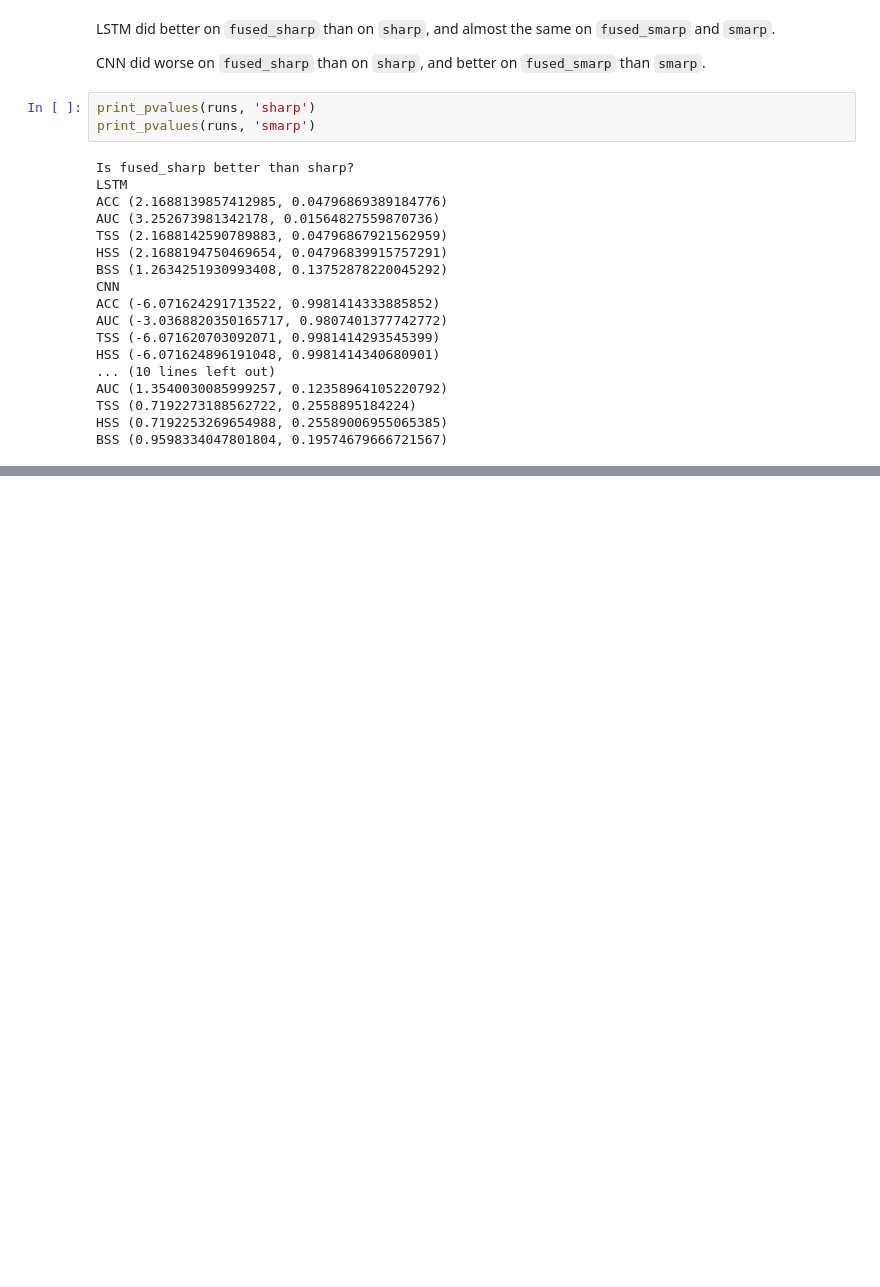
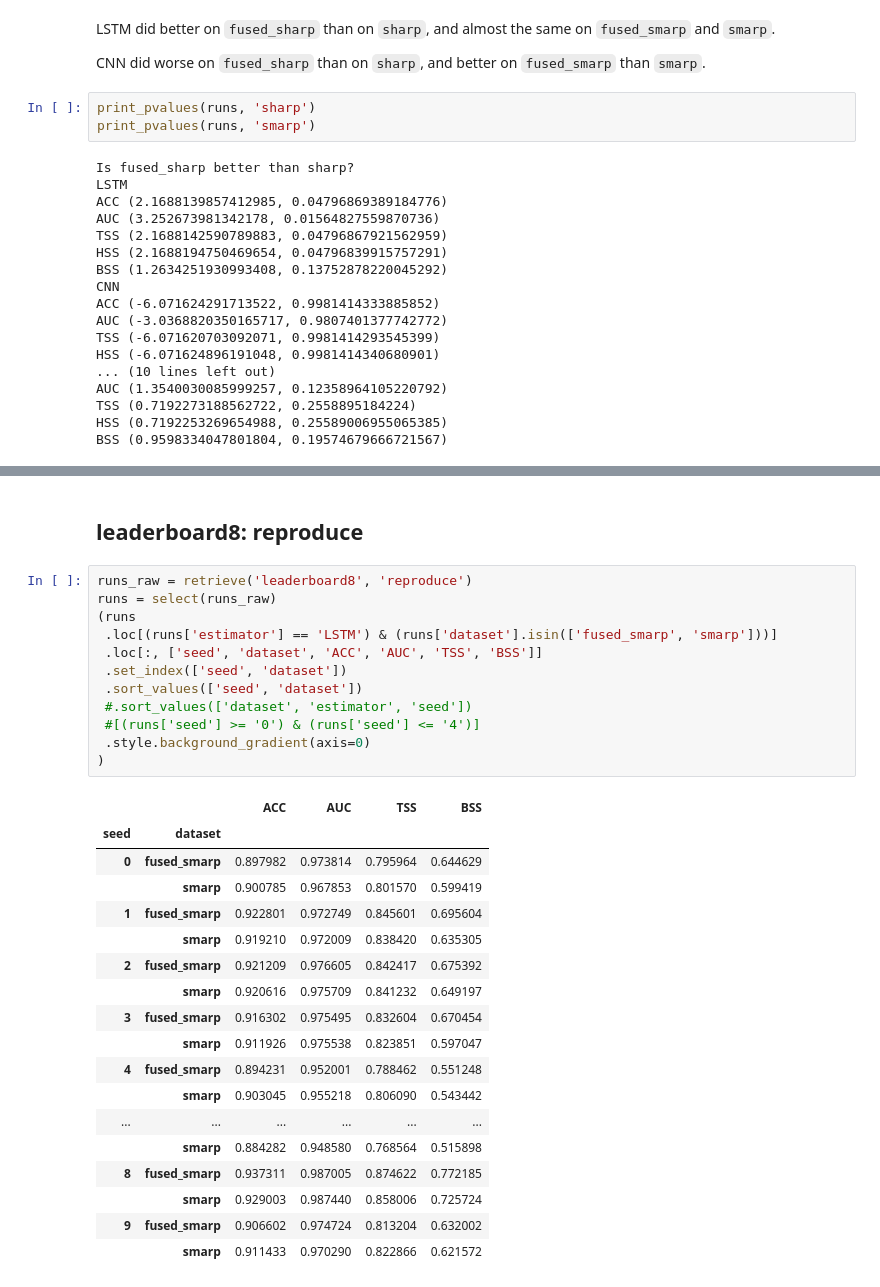
Before and after one commit to ZeyuSun/flare-prediction-smarp, a Jupyter notebook: notebooks/mlflow_results_2.ipynb, the cells around one changed output, grey strips where cells are left out. Cells and saved outputs as stored; diff of their text form; blank space fills up the shorter version.

```diff
--- a/notebooks/mlflow_results_2.ipynb
+++ b/notebooks/mlflow_results_2.ipynb
@@ -1212,0 +1241,33 @@ BSS (0.9598334047801804, 0.19574679666721567)
+# %% [markdown]
+## leaderboard8: reproduce
+# %%
+runs_raw = retrieve('leaderboard8', 'reproduce')
+runs = select(runs_raw)
+(runs
+ .loc[(runs['estimator'] == 'LSTM') & (runs['dataset'].isin(['fused_smarp', 'smarp']))]
+ .loc[:, ['seed', 'dataset', 'ACC', 'AUC', 'TSS', 'BSS']]
+ .set_index(['seed', 'dataset'])
+ .sort_values(['seed', 'dataset'])
+ #.sort_values(['dataset', 'estimator', 'seed'])
+ #[(runs['seed'] >= '0') & (runs['seed'] <= '4')]
+ .style.background_gradient(axis=0)
+)
+# %% [output]
+|  |  | ACC | AUC | TSS | BSS |
+| seed | dataset |  |  |  |  |
+| 0 | fused_smarp | 0.897982 | 0.973814 | 0.795964 | 0.644629 |
+|  | smarp | 0.900785 | 0.967853 | 0.801570 | 0.599419 |
+| 1 | fused_smarp | 0.922801 | 0.972749 | 0.845601 | 0.695604 |
+|  | smarp | 0.919210 | 0.972009 | 0.838420 | 0.635305 |
+| 2 | fused_smarp | 0.921209 | 0.976605 | 0.842417 | 0.675392 |
+|  | smarp | 0.920616 | 0.975709 | 0.841232 | 0.649197 |
+| 3 | fused_smarp | 0.916302 | 0.975495 | 0.832604 | 0.670454 |
+|  | smarp | 0.911926 | 0.975538 | 0.823851 | 0.597047 |
+| 4 | fused_smarp | 0.894231 | 0.952001 | 0.788462 | 0.551248 |
+|  | smarp | 0.903045 | 0.955218 | 0.806090 | 0.543442 |
+| ... | ... | ... | ... | ... | ... |
+|  | smarp | 0.884282 | 0.948580 | 0.768564 | 0.515898 |
+| 8 | fused_smarp | 0.937311 | 0.987005 | 0.874622 | 0.772185 |
+|  | smarp | 0.929003 | 0.987440 | 0.858006 | 0.725724 |
+| 9 | fused_smarp | 0.906602 | 0.974724 | 0.813204 | 0.632002 |
+|  | smarp | 0.911433 | 0.970290 | 0.822866 | 0.621572 |
```
Also changed, not shown: parts of 6 cells of this notebook.
